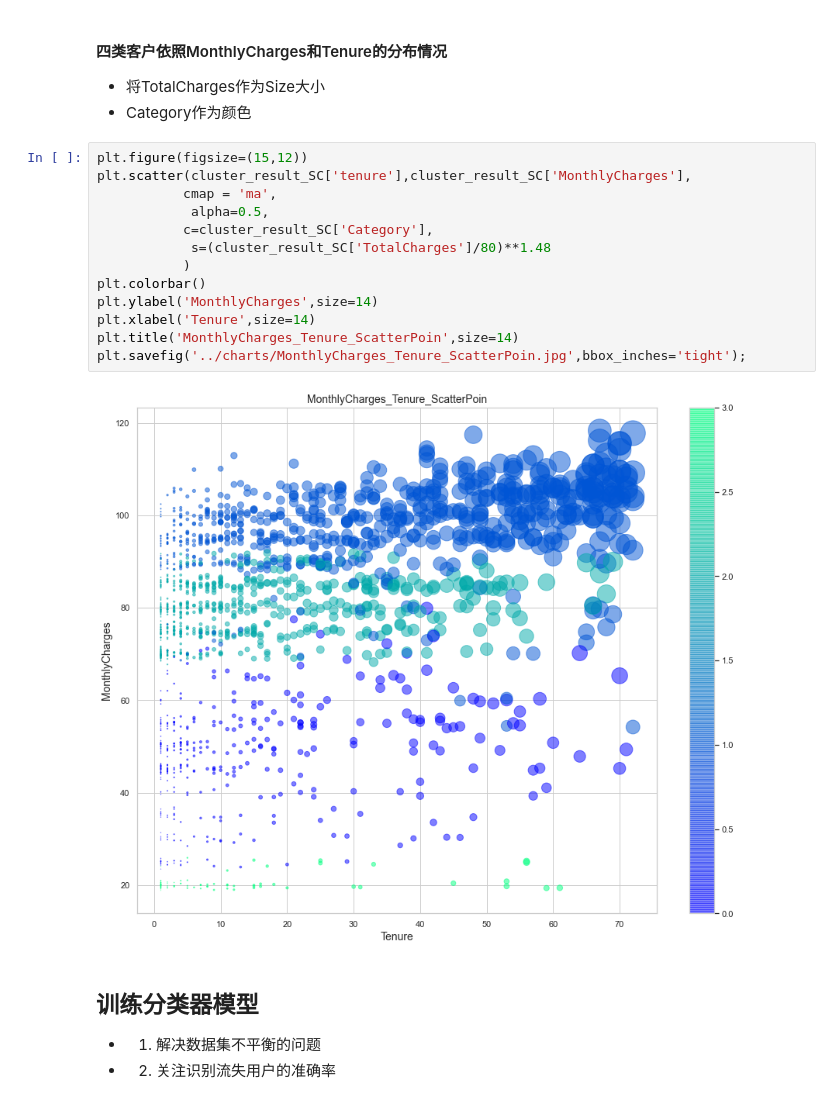
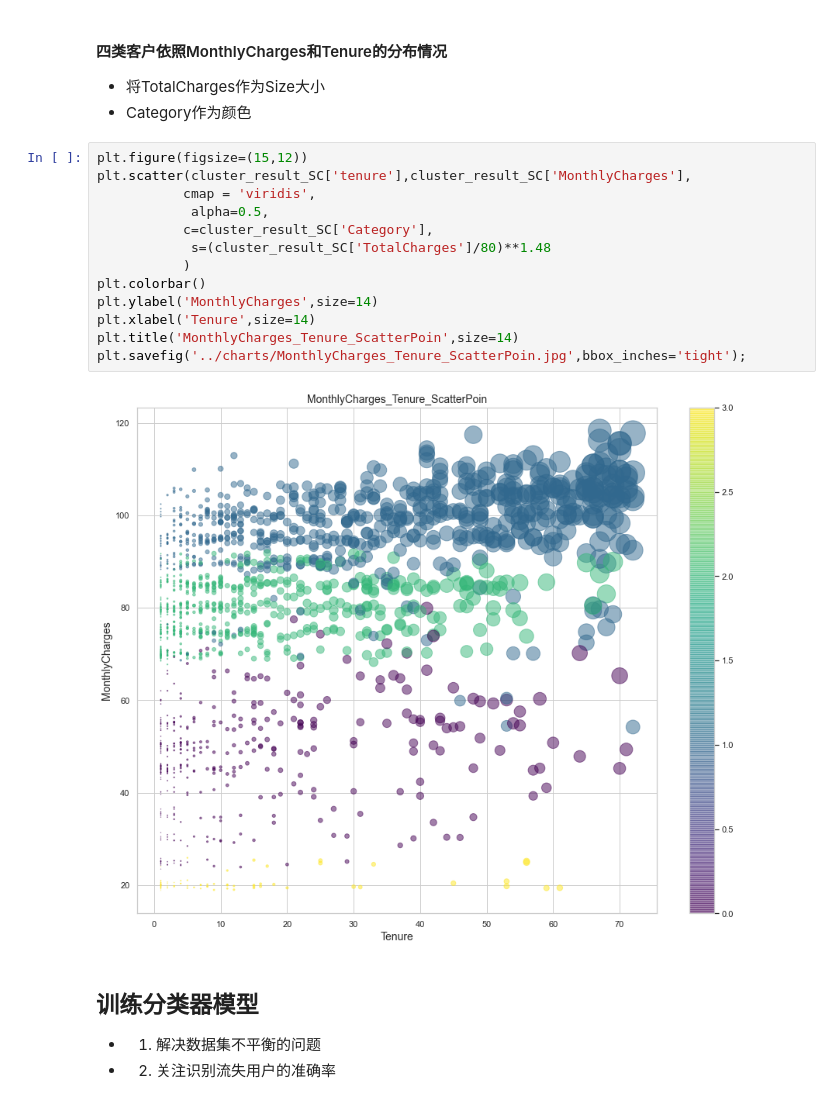
Before and after one commit to YunmaoLeo/Telco_Customer_Churn_Data_Analysis, a Jupyter notebook: code/Data_Clean_EDA.ipynb, the cells around one changed output. Drawn from its saved outputs; the diff is of its cells as text.

```diff
--- a/code/Data_Clean_EDA.ipynb
+++ b/code/Data_Clean_EDA.ipynb
@@ -663,18 +665,18 @@ plt.savefig('../charts/total_charges_of_each_category.jpg',bbox_inches='tight');
 # %%
 plt.figure(figsize=(15,12))
 plt.scatter(cluster_result_SC['tenure'],cluster_result_SC['MonthlyCharges'],
-           cmap = 'ma',
+           cmap = 'viridis',
             alpha=0.5,
            c=cluster_result_SC['Category'],
             s=(cluster_result_SC['TotalCharges']/80)**1.48
            )
 plt.colorbar()
 plt.ylabel('MonthlyCharges',size=14)
 plt.xlabel('Tenure',size=14)
 plt.title('MonthlyCharges_Tenure_ScatterPoin',size=14)
 plt.savefig('../charts/MonthlyCharges_Tenure_ScatterPoin.jpg',bbox_inches='tight');
 # %% [output]
-[figure, old version]
+[figure, new version]
 # %% [markdown]
 ## 训练分类器模型
 + 1. 解决数据集不平衡的问题
```
Also changed, not shown: parts of 36 cells of this notebook, 2 other files.
